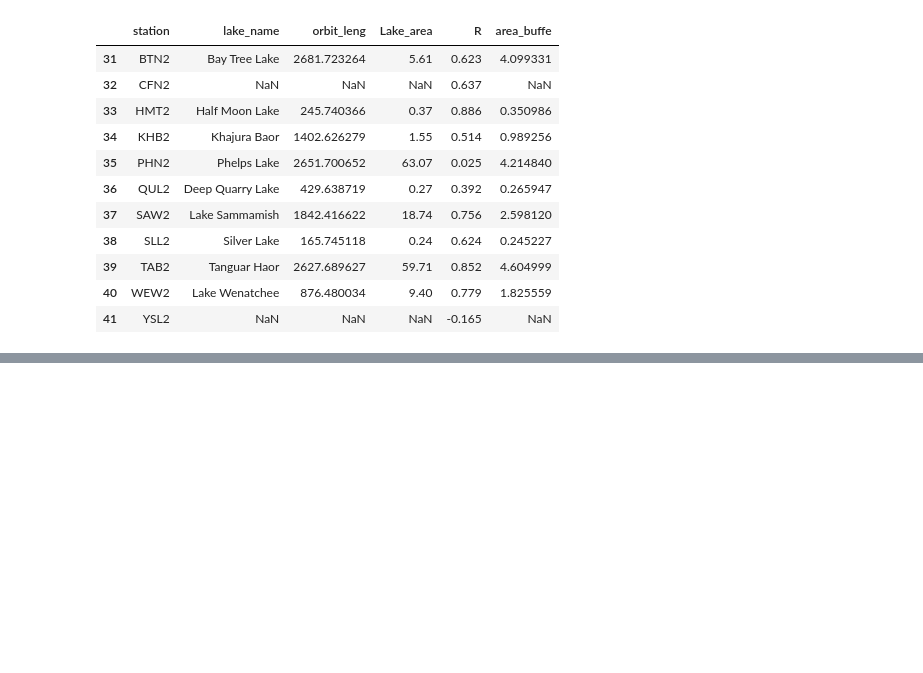
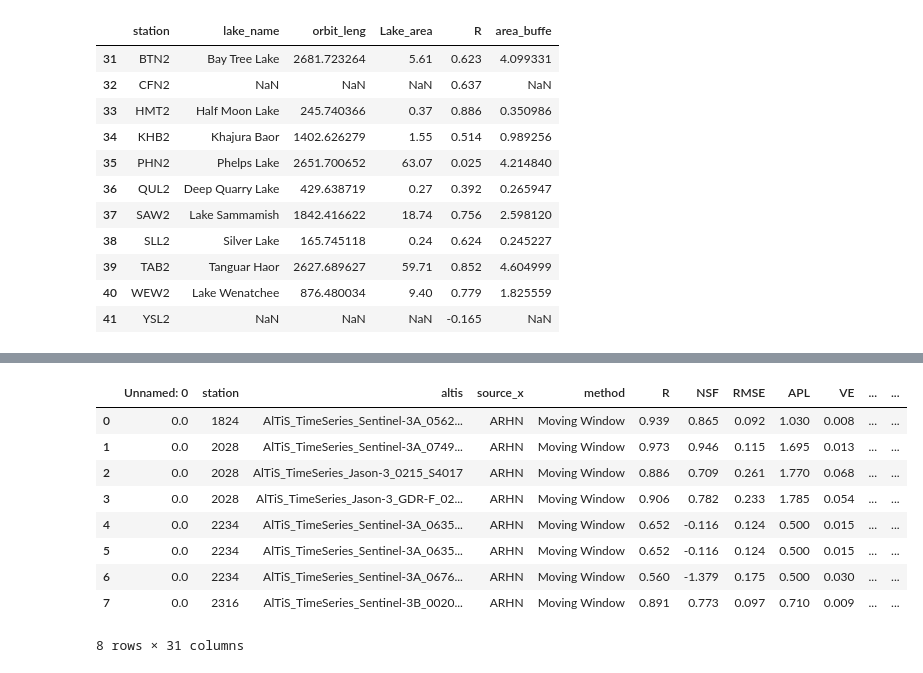
Before and after one commit to anmagomez/radar_altimetry_eval, a Jupyter notebook: src/rapid_request.ipynb, the cells around one changed output, grey strips where cells are left out. Saved outputs shown, nothing was run; the diff lists cells and outputs as text; code cells hidden in the pictures; blank space fills up the shorter version.

```diff
--- a/src/rapid_request.ipynb
+++ b/src/rapid_request.ipynb
@@ -1209,3 +1215,19 @@ df_merged[['station','lake_name','orbit_leng','Lake_area', 'R', 'per_area_c']]
+# %%
+#ARHN
+df_merged_ARHN=pd.merge(df_results,df_shp_lenghts, left_on='altis', right_on='VS', how='outer')
+df_merged_ARHN=df_merged_ARHN.loc[df_merged_ARHN['source_x']=='ARHN']
+df_merged_ARHN
+# %% [output]
+|  | Unnamed: 0 | station | altis | source_x | method | R | NSF | RMSE | APL | VE | ... | ... |
+| 0 | 0.0 | 1824 | AlTiS_TimeSeries_Sentinel-3A_0562... | ARHN | Moving Window | 0.939 | 0.865 | 0.092 | 1.030 | 0.008 | ... | ... |
+| 1 | 0.0 | 2028 | AlTiS_TimeSeries_Sentinel-3A_0749... | ARHN | Moving Window | 0.973 | 0.946 | 0.115 | 1.695 | 0.013 | ... | ... |
+| 2 | 0.0 | 2028 | AlTiS_TimeSeries_Jason-3_0215_S4017 | ARHN | Moving Window | 0.886 | 0.709 | 0.261 | 1.770 | 0.068 | ... | ... |
+| 3 | 0.0 | 2028 | AlTiS_TimeSeries_Jason-3_GDR-F_02... | ARHN | Moving Window | 0.906 | 0.782 | 0.233 | 1.785 | 0.054 | ... | ... |
+| 4 | 0.0 | 2234 | AlTiS_TimeSeries_Sentinel-3A_0635... | ARHN | Moving Window | 0.652 | -0.116 | 0.124 | 0.500 | 0.015 | ... | ... |
+| 5 | 0.0 | 2234 | AlTiS_TimeSeries_Sentinel-3A_0635... | ARHN | Moving Window | 0.652 | -0.116 | 0.124 | 0.500 | 0.015 | ... | ... |
+| 6 | 0.0 | 2234 | AlTiS_TimeSeries_Sentinel-3A_0676... | ARHN | Moving Window | 0.560 | -1.379 | 0.175 | 0.500 | 0.030 | ... | ... |
+| 7 | 0.0 | 2316 | AlTiS_TimeSeries_Sentinel-3B_0020... | ARHN | Moving Window | 0.891 | 0.773 | 0.097 | 0.710 | 0.009 | ... | ... |
+8 rows × 31 columns
 # %%
 cols=['Lake_area','lake_name','area_buffe','new_area_l','orbit_leng','station','altis','per_area_c','source_x','R', 'NSF','RMSE', 'APL', 'VE', 'n_obs']
 
```
Also changed, not shown: parts of 4 cells of this notebook, 1 other file.
